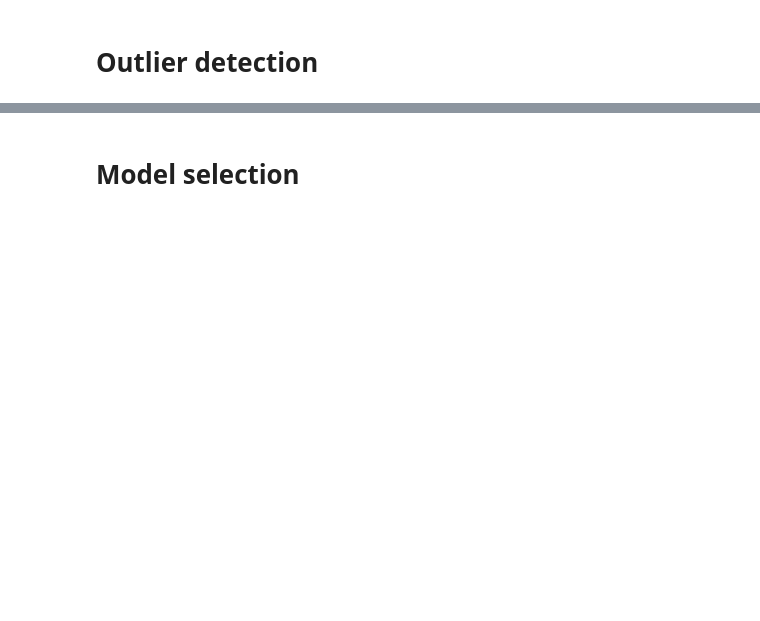
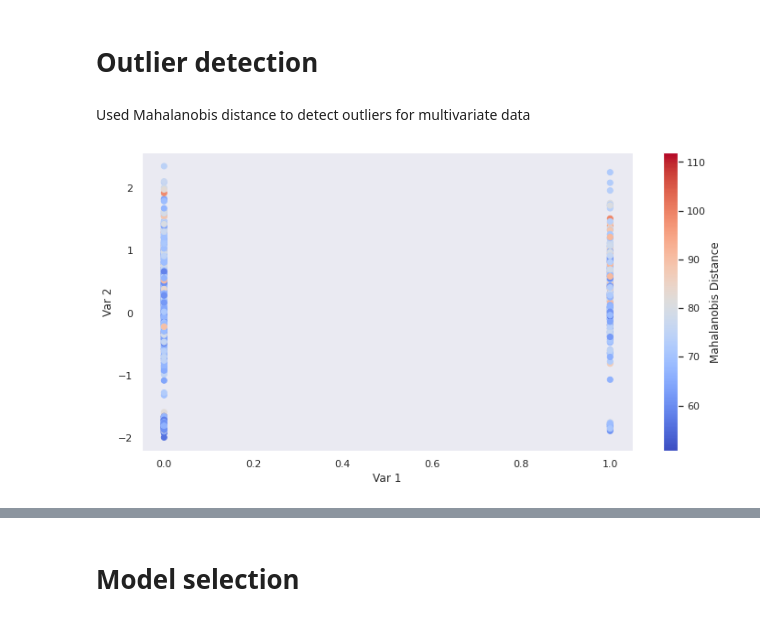
Before and after one commit to Gail529/Insurance-Fraud, a Jupyter notebook: Insurance__fraud.ipynb, the cells around one changed output, grey strips where cells are left out. Drawn from its saved outputs; the diff is of its cells as text; code cells hidden in the pictures; blank space fills up the shorter version.

```diff
--- a/Insurance__fraud.ipynb
+++ b/Insurance__fraud.ipynb
@@ -199,0 +240,17 @@ data=data_encoded
+# %%
+# label encoding the data for TARGET variable
+le = LabelEncoder()
+data['fraud_reported']= le.fit_transform(data['fraud_reported'])
+
+
+#['policy_bind_date', 'policy_state', 'policy_csl', 'insured_sex', 'insured_education_level', 'insured_occupation', 'insured_hobbies', 'insured_relationship', 'incident_date', 'incident_type', 'collision_type', 'incident_severity', 'authorities_contacted', 'incident_state', 'incident_city', 'incident_location', 'property_damage', 'police_report_available', 'auto_make', 'auto_model', 'fraud_reported']
+
+#for categorical_cols with high cardinality
+#binary encoding
+encoder= ce.BinaryEncoder(cols=['auto_make','auto_model','insured_education_level', 'insured_occupation', 'insured_hobbies', 'insured_relationship', 'incident_state', 'incident_city', 'incident_location'])
+data_encoded=encoder.fit_transform(data)
+data=data_encoded
+
+#One hot encoding
+OHE_cols = ['police_report_available', 'property_damage', 'insured_sex', 'policy_state','collision_type','incident_type','incident_severity','authorities_contacted']
+data= pd.get_dummies(data, columns = OHE_cols)
@@ -253,0 +313,18 @@ plt.savefig("Elliptic Envelope Detection.png", dpi=80)
+# %% [markdown]
+Used Mahalanobis distance to detect outliers for multivariate data
+# %%
+contamination = .4
+el =EllipticEnvelope(store_precision=True, assume_centered=False, support_fraction=None,
+                                    contamination=contamination, random_state=0)
+el.fit(data)
+#column that measures Mahalanobis distance
+data['Mahalanobis Distance'] = el.mahalanobis(data)
+# Create scatterplot and color the anomalies differently
+plt.figure(figsize = (12, 6))
+ax = plt.scatter(data['fraud_reported'], data['total_claim_amount'], c = data['Mahalanobis Distance'], cmap = 'coolwarm')
+plt.xlabel('Var 1')
+plt.ylabel('Var 2')
+plt.colorbar(label = 'Mahalanobis Distance')
+plt.grid()
+# %% [output]
+[figure, added]
```
Also changed, not shown: parts of 25 cells of this notebook.
